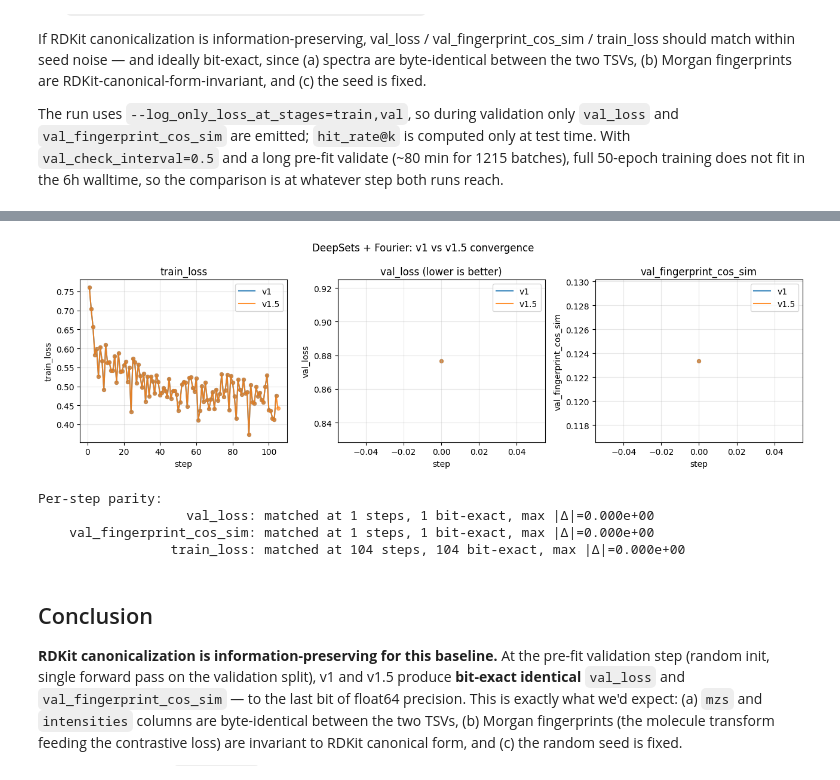
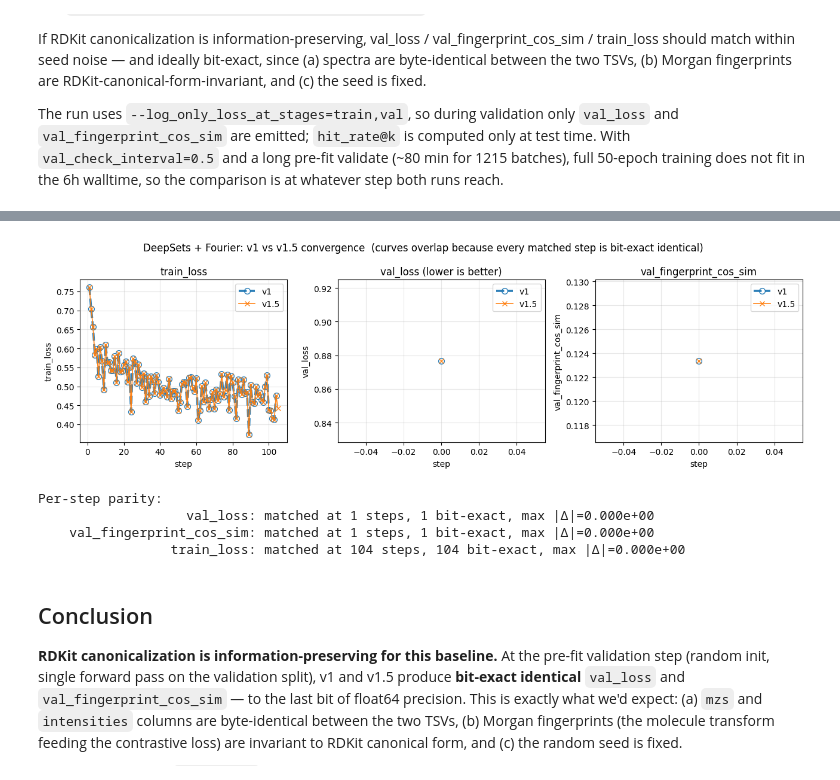
Before and after one commit to GorkSS/MassSpecGym, a Jupyter notebook: notebooks/massspecgym_in_the_wild/massspecgym_v1.5_validation.ipynb, the cells around one changed output, grey strips where cells are left out. Cells and saved outputs as stored; diff of their text form; code cells hidden in the pictures.

```diff
--- a/notebooks/massspecgym_in_the_wild/massspecgym_v1.5_validation.ipynb
+++ b/notebooks/massspecgym_in_the_wild/massspecgym_v1.5_validation.ipynb
@@ -442,5 +492,8 @@ Parity (v1.5 − v1):
 # %%
-# Convergence curves — train_loss + val_loss + val_fingerprint_cos_sim
+# Convergence curves — train_loss + val_loss + val_fingerprint_cos_sim.
+# Note: v1 and v1.5 are bit-exact identical at every matched step, so the curves
+# overlap exactly. We use dashed/solid linestyles and open/filled markers so
+# both runs remain visible even when their values coincide to machine precision.
 if all(has_metrics(metrics.get(l)) for l in ('v1','v1.5')):
     fig, axes = plt.subplots(1, 3, figsize=(13, 4))
     panels = [
@@ -448,44 +501,50 @@ if all(has_metrics(metrics.get(l)) for l in ('v1','v1.5')):
         ('val_loss',                axes[1], 'val_loss (lower is better)'),
         ('val_fingerprint_cos_sim', axes[2], 'val_fingerprint_cos_sim'),
     ]
+    style = {
+        'v1':   {'color': 'tab:blue',   'linestyle': '--', 'linewidth': 2.6,
+                 'marker': 'o', 'markerfacecolor': 'none', 'markersize': 7, 'alpha': 0.95, 'zorder': 3},
+        'v1.5': {'color': 'tab:orange', 'linestyle': '-',  'linewidth': 1.2,
+                 'marker': 'x', 'markersize': 6, 'alpha': 0.95, 'zorder': 4},
+    }
     for key, ax, title in panels:
-        for label, color in [('v1','tab:blue'), ('v1.5','tab:orange')]:
+        for label, st in style.items():
             h = metrics[label]['history']
             if h is None or '_step' not in h.columns or key not in h.columns:
                 continue
             sub = h.dropna(subset=[key]).sort_values('_step')
             if sub.empty:
                 continue
-            ax.plot(sub['_step'], sub[key], label=label, color=color, alpha=0.85)
-            ax.scatter(sub['_step'], sub[key], color=color, s=18, alpha=0.6)
+            ax.plot(sub['_step'], sub[key], label=label, **st)
         ax.set_xlabel('step'); ax.set_ylabel(key); ax.set_title(title)
         ax.legend(); ax.grid(alpha=0.3)
-    fig.suptitle('DeepSets + Fourier: v1 vs v1.5 convergence')
+    fig.suptitle('DeepSets + Fourier: v1 vs v1.5 convergence  '
+                 '(curves overlap because every matched step is bit-exact identical)')
     fig.tight_layout()
     savefig(fig, 'deepsets_v1_vs_v1.5_convergence')
     plt.show()
 
     # Per-step parity check — only metrics that BOTH histories actually have
     print('\nPer-step parity:')
     for key in ('val_loss','val_fingerprint_cos_sim','train_loss'):
         h_v1, h_v15 = metrics['v1']['history'], metrics['v1.5']['history']
         if any(c not in df.columns for df in (h_v1, h_v15) for c in ('_step', key)):
             print(f"  {key:>25}: not present in W&B history yet")
             continue
         m1 = h_v1[['_step', key]].dropna().rename(columns={key: 'v1'})
         m2 = h_v15[['_step', key]].dropna().rename(columns={key: 'v1.5'})
         merged = m1.merge(m2, on='_step', how='inner')
         if merged.empty:
             print(f"  {key:>25}: no overlapping steps yet")
             continue
         merged['delta'] = merged['v1.5'] - merged['v1']
         max_abs = merged['delta'].abs().max()
         n_eq = int((merged['delta'] == 0).sum())
         print(f"  {key:>25}: matched at {len(merged)} steps, {n_eq} bit-exact, max |Δ|={max_abs:.3e}")
 else:
     print('Skipping convergence curves — at least one W&B run not yet logged or has no metrics.')
 # %% [output]
-[figure, old version]
+[figure, new version]
 Per-step parity:
                    val_loss: matched at 1 steps, 1 bit-exact, max |Δ|=0.000e+00
     val_fingerprint_cos_sim: matched at 1 steps, 1 bit-exact, max |Δ|=0.000e+00
```
Also changed, not shown: parts of 2 cells of this notebook, 8 other files.
